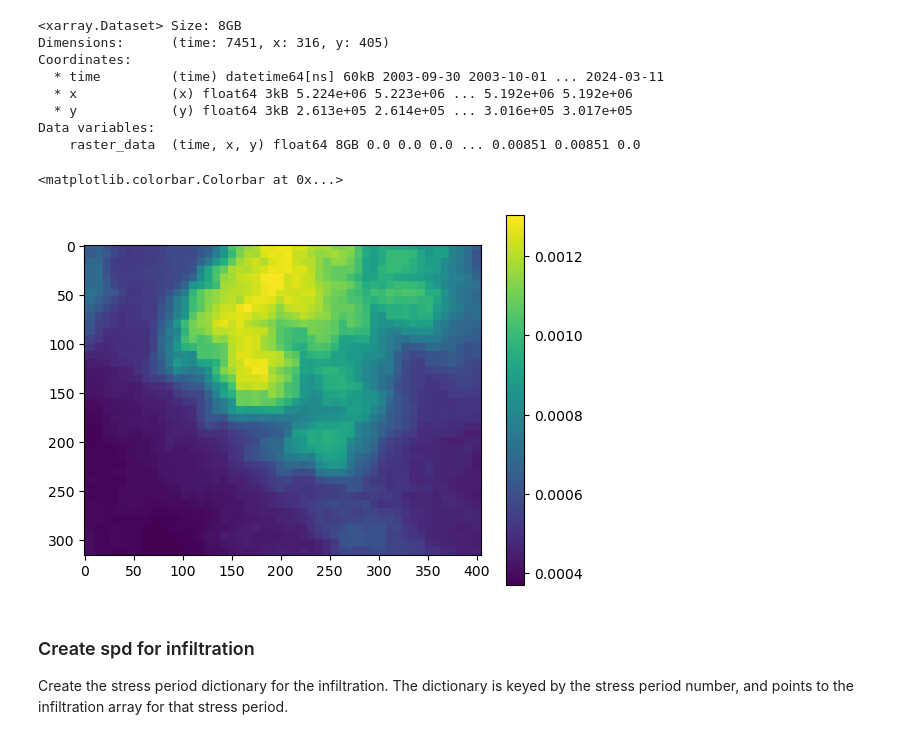
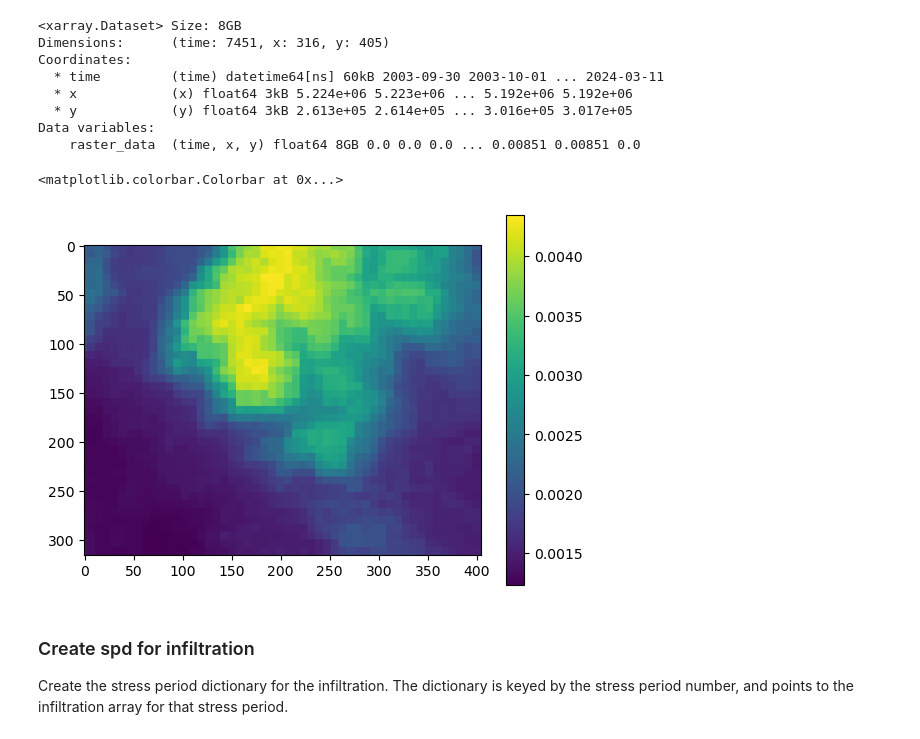
Before and after one commit to boatmorrow/RattlsnakeModel, a Jupyter notebook: MakeTransientModel1Layer.ipynb, the cells around one changed output. Drawn from its saved outputs; the diff is of its cells as text; code cells hidden in the pictures.

```diff
--- a/MakeTransientModel1Layer.ipynb
+++ b/MakeTransientModel1Layer.ipynb
@@ -481,12 +483,12 @@ Data variables:
     raster_data  (time, x, y) float64 8GB 0.0 0.0 0.0 ... 0.00851 0.00851 0.0
 # %%
 # get mean infiltration over the period of record
-mean_infil = raster_ds_infil_resampled['raster_data'].mean(dim='time').values*.3
+mean_infil = raster_ds_infil_resampled['raster_data'].mean(dim='time').values
 plt.imshow(mean_infil)
 plt.colorbar()
 # %% [output]
 <matplotlib.colorbar.Colorbar at 0x...>
-[figure, old version]
+[figure, new version]
 # %%
 # get portion of rasster_ds_infil_resampled that is greater than start_date and less than end_date
 raster_ds_infil_resampled = raster_ds_infil_resampled.sel(time=slice(start_date,end_date))
```
Also changed, not shown: parts of 21 cells of this notebook, 8 other files.
